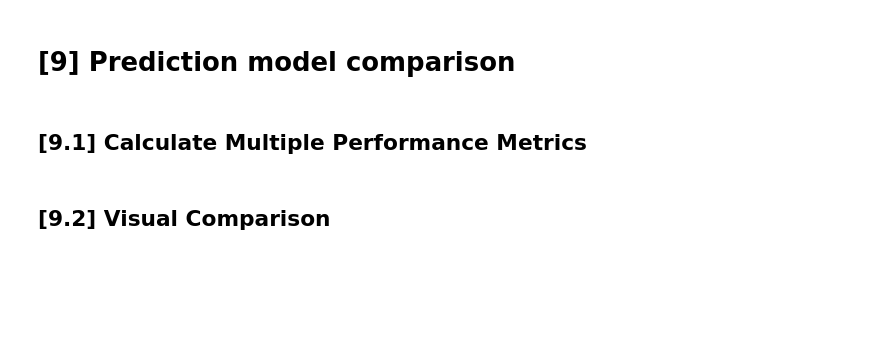
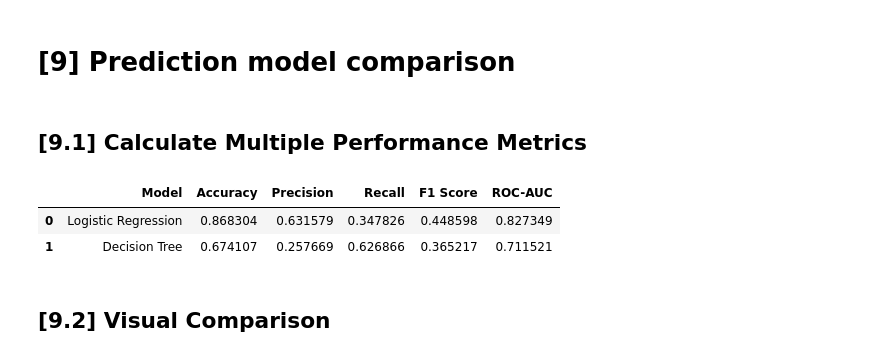
Before and after one commit to Luke-Dev-Tech/Business_intelligence_and_data-mining, a Jupyter notebook: BI_Project.ipynb, the cells around one changed output. Drawn from its saved outputs; the diff is of its cells as text; code cells hidden in the pictures; blank space fills up the shorter version.

```diff
--- a/BI_Project.ipynb
+++ b/BI_Project.ipynb
@@ -1191,41 +1290,39 @@ Feature Importance indicated that MntGoldProds, Income, MntWines and MntMeatProd
 # %%
 from sklearn.metrics import accuracy_score, precision_score, recall_score, f1_score, roc_auc_score
 import pandas as pd
 
 comparison = pd.DataFrame({
     "Model": [
-        "Logistic Regression (Base)",
-        "Logistic Regression (Tuned)",
+        "Logistic Regression",
         "Decision Tree"
     ],
     "Accuracy": [
         accuracy_score(y_test, y_pred_log),
-        accuracy_score(y_test, y_pred_log_weight),
-        accuracy_score(y_test, y_pred_tree)
+        accuracy_score(y_test_tree, y_pred_tree)
     ],
     "Precision": [
         precision_score(y_test, y_pred_log),
-        precision_score(y_test, y_pred_log_weight),
-        precision_score(y_test, y_pred_tree)
+        precision_score(y_test_tree, y_pred_tree)
     ],
     "Recall": [
         recall_score(y_test, y_pred_log),
-        recall_score(y_test, y_pred_log_weight),
-        recall_score(y_test, y_pred_tree)
+        recall_score(y_test_tree, y_pred_tree)
     ],
     "F1 Score": [
         f1_score(y_test, y_pred_log),
-        f1_score(y_test, y_pred_log_weight),
-        f1_score(y_test, y_pred_tree)
+        f1_score(y_test_tree, y_pred_tree)
     ],
     "ROC-AUC": [
         roc_auc_score(y_test, log_model.predict_proba(X_test_scaled)[:,1]), # Corrected to use X_test_scaled
-        roc_auc_score(y_test, log_model_weight.predict_proba(X_test_scaled)[:,1]),
-        roc_auc_score(y_test, model_tree.predict_proba(X_test)[:,1])
+        roc_auc_score(y_test_tree, model_tree.predict_proba(X_test_tree)[:,1]) # Changed X_test to X_test_tree and y_test to y_test_tree
     ]
 })
 
 comparison
+# %% [output]
+|  | Model | Accuracy | Precision | Recall | F1 Score | ROC-AUC |
+| 0 | Logistic Regression | 0.868304 | 0.631579 | 0.347826 | 0.448598 | 0.827349 |
+| 1 | Decision Tree | 0.674107 | 0.257669 | 0.626866 | 0.365217 | 0.711521 |
 # %% [markdown]
 ## [9.2] Visual Comparison
 # %%
```
Also changed, not shown: parts of 48 cells of this notebook.
